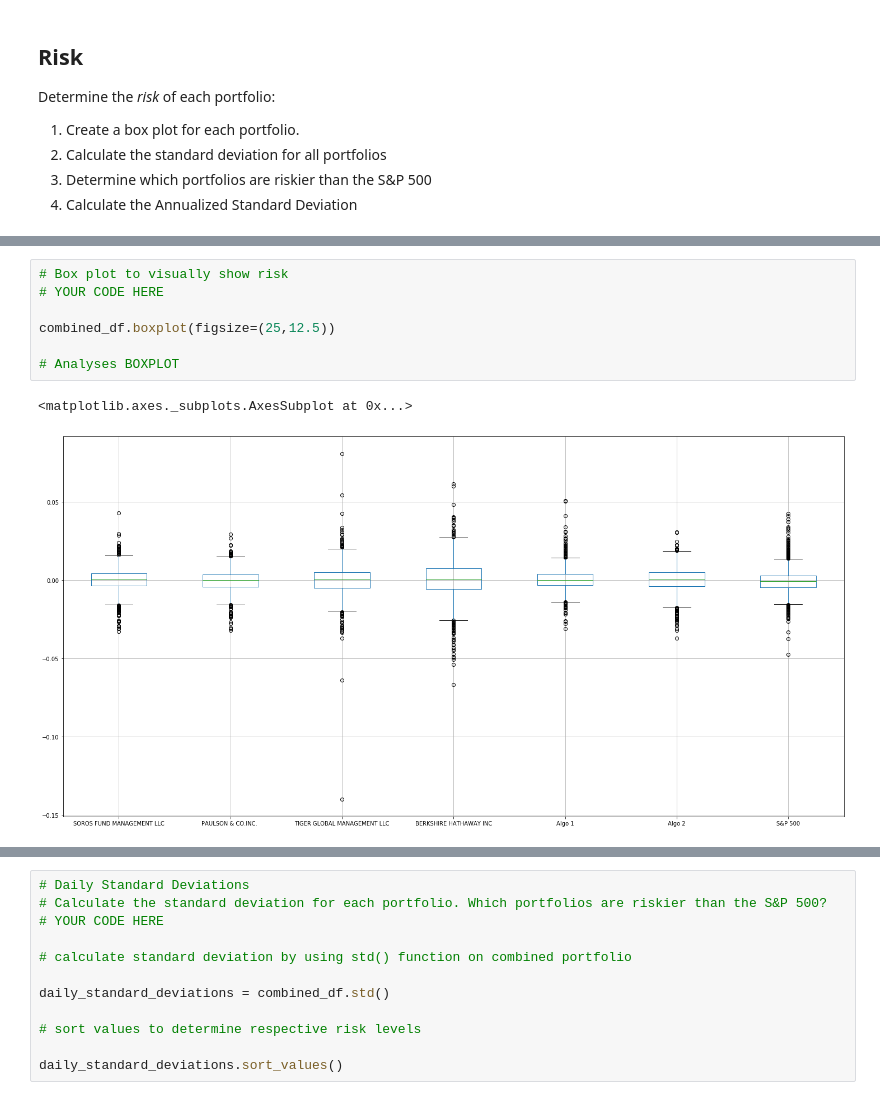
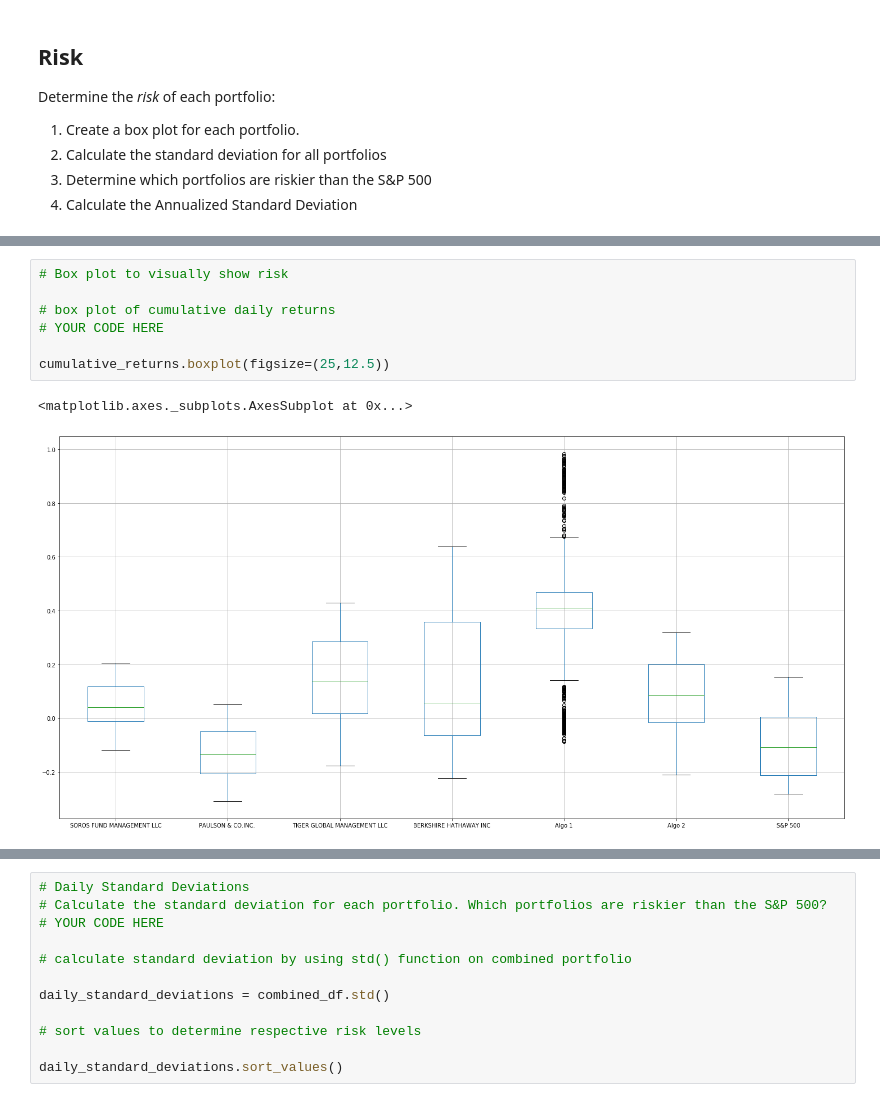
Before and after one commit to SWesterburger/pandas-homework, a Jupyter notebook: Starter_Code/whale_analysis.ipynb, the cells around one changed output, grey strips where cells are left out. Drawn from its saved outputs; the diff is of its cells as text.

```diff
--- a/Starter_Code/whale_analysis.ipynb
+++ b/Starter_Code/whale_analysis.ipynb
@@ -326,10 +341,10 @@ Determine the _risk_ of each portfolio:
 # %%
 # Box plot to visually show risk
+
+# box plot of cumulative daily returns
 # YOUR CODE HERE
 
-combined_df.boxplot(figsize=(25,12.5))
-
-# Analyses BOXPLOT
+cumulative_returns.boxplot(figsize=(25,12.5))
 # %% [output]
 <matplotlib.axes._subplots.AxesSubplot at 0x...>
-[figure, old version]
+[figure, new version]
```
Also changed, not shown: parts of 17 cells of this notebook.
